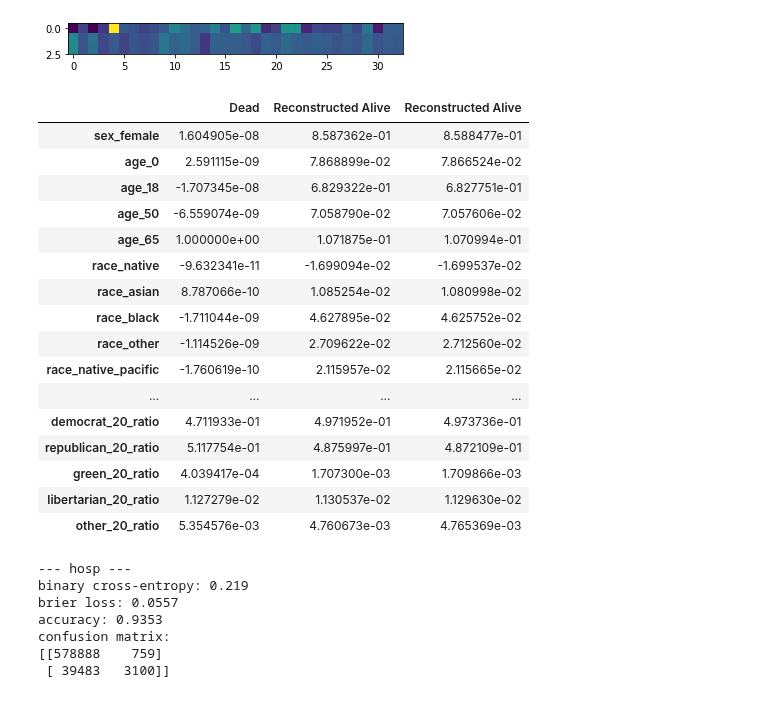
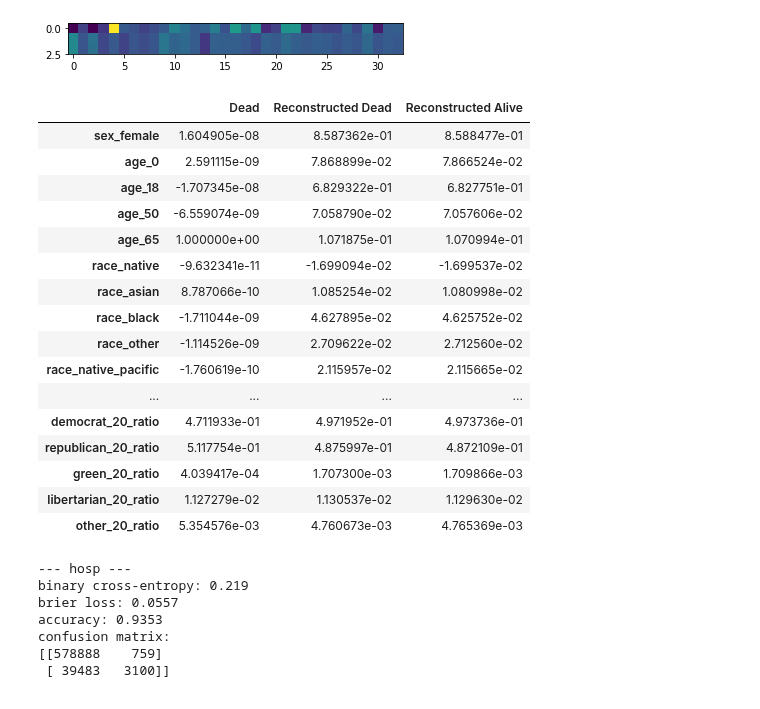
Before and after one commit to psaegert/AML-Final, a Jupyter notebook: models/INN/evaluate_INN.ipynb, the cells around one changed output. Drawn from its saved outputs; the diff is of its cells as text; code cells hidden in the pictures.

```diff
--- a/models/INN/evaluate_INN.ipynb
+++ b/models/INN/evaluate_INN.ipynb
@@ -389,9 +389,9 @@ plt.imshow(x_combined)
 <matplotlib.image.AxesImage at 0x...>
 [figure]
 # %%
-prettyX(sc_X_train.inverse_transform(x_combined), index=['Dead', 'Reconstructed Alive', 'Reconstructed Alive']).T
+prettyX(sc_X_train.inverse_transform(x_combined), index=['Dead', 'Reconstructed Dead', 'Reconstructed Alive']).T
 # %% [output]
-|  | Dead | Reconstructed Alive | Reconstructed Alive |
+|  | Dead | Reconstructed Dead | Reconstructed Alive |
 | sex_female | 1.604905e-08 | 8.587362e-01 | 8.588477e-01 |
 | age_0 | 2.591115e-09 | 7.868899e-02 | 7.866524e-02 |
 | age_18 | -1.707345e-08 | 6.829322e-01 | 6.827751e-01 |
```
Also changed, not shown: parts of 1 cell of this notebook.
